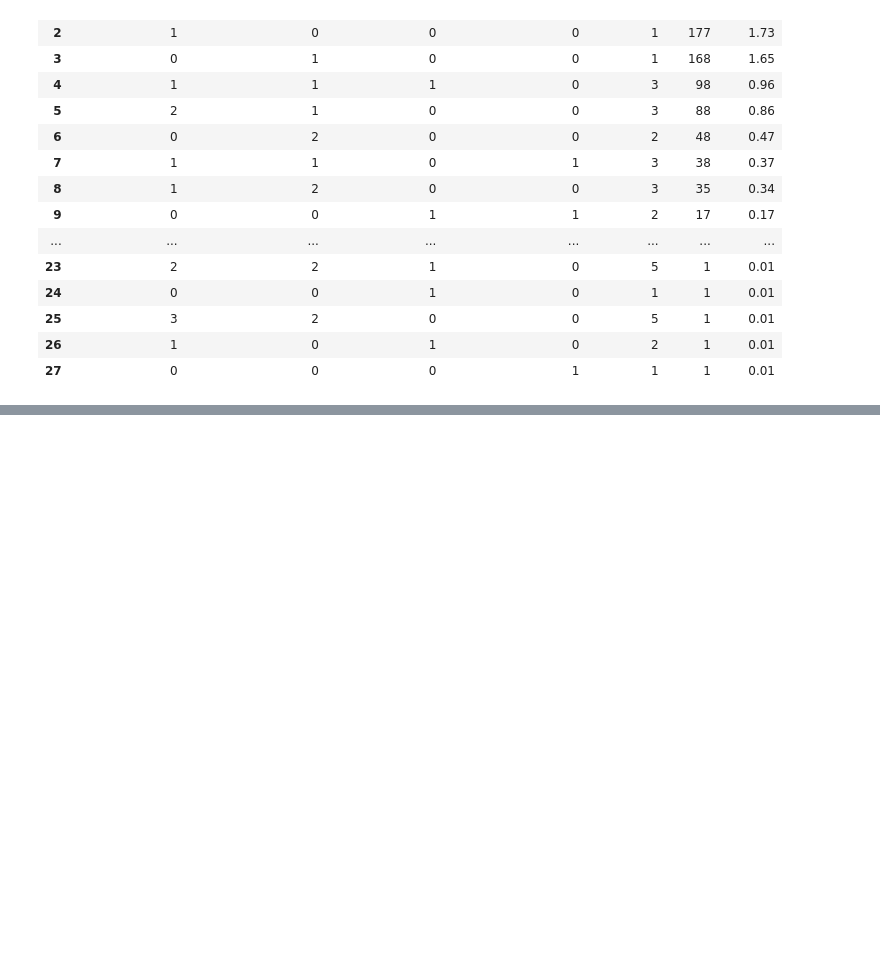
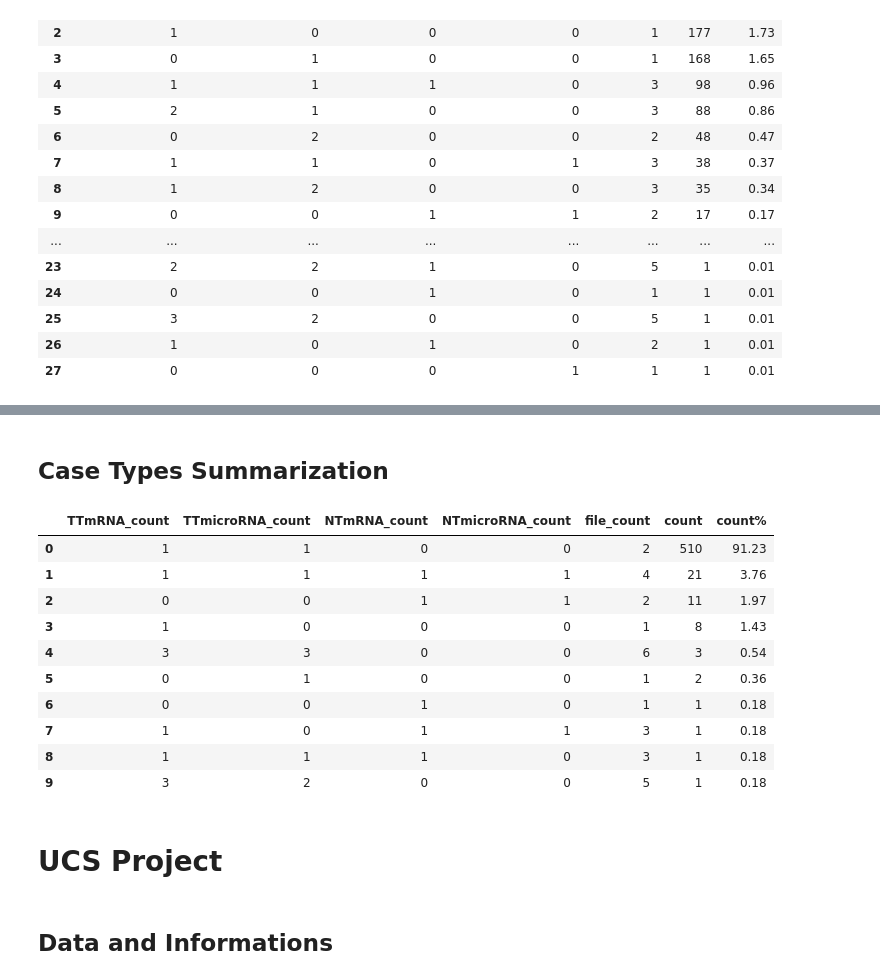
Before and after one commit to MylenaRoberta/pan-cancer-analysis, a Jupyter notebook: notebooks/gdc-tcga/04_tcga-exploratory-data-analysis.ipynb, the cells around one changed output, grey strips where cells are left out. Saved outputs shown, nothing was run; the diff lists cells and outputs as text; code cells hidden in the pictures; blank space fills up the shorter version.

```diff
--- a/notebooks/gdc-tcga/04_tcga-exploratory-data-analysis.ipynb
+++ b/notebooks/gdc-tcga/04_tcga-exploratory-data-analysis.ipynb
@@ -235,0 +445,14 @@ df_case_counts.reset_index()
+# %%
+# Query the data related to TCGA-UCEC
+df_ucec_eda = df_eda \
+    .query('project_id == "TCGA-UCEC"') \
+    .merge(
+        right=df_cases_eda,
+        left_on='case_id',
+        right_on='case_id',
+        how='inner'
+    )
+
+# Print TCGA-UCEC basic informations
+pd.set_option('display.max_colwidth', 300)
+df_projects.query('project_id == "TCGA-UCEC"')
@@ -235,0 +479,38 @@ df_case_counts.reset_index()
+# %% [markdown]
+## Case Types Summarization
+# %%
+# Drop the unnecessary columns and duplicated rows
+columns = [
+    'TTmRNA_count',
+    'TTmicroRNA_count',
+    'NTmRNA_count',
+    'NTmicroRNA_count',
+    'file_count'
+]
+df_ucec_cases_eda = df_ucec_eda.drop_duplicates(subset='case_id')[columns]
+
+# Calculate the normalized count of case types
+count_abs = df_ucec_cases_eda.value_counts(ascending=False)
+count_norm = df_ucec_cases_eda.value_counts(normalize=True, ascending=False)
+
+# Summarizes the different types of cases
+pd.DataFrame({
+    'count': count_abs,
+    'count%': round(count_norm * 100, 2)
+}).reset_index()
+# %% [output]
+|  | TTmRNA_count | TTmicroRNA_count | NTmRNA_count | NTmicroRNA_count | file_count | count | count% |
+| 0 | 1 | 1 | 0 | 0 | 2 | 510 | 91.23 |
+| 1 | 1 | 1 | 1 | 1 | 4 | 21 | 3.76 |
+| 2 | 0 | 0 | 1 | 1 | 2 | 11 | 1.97 |
+| 3 | 1 | 0 | 0 | 0 | 1 | 8 | 1.43 |
+| 4 | 3 | 3 | 0 | 0 | 6 | 3 | 0.54 |
+| 5 | 0 | 1 | 0 | 0 | 1 | 2 | 0.36 |
+| 6 | 0 | 0 | 1 | 0 | 1 | 1 | 0.18 |
+| 7 | 1 | 0 | 1 | 1 | 3 | 1 | 0.18 |
+| 8 | 1 | 1 | 1 | 0 | 3 | 1 | 0.18 |
+| 9 | 3 | 2 | 0 | 0 | 5 | 1 | 0.18 |
+# %% [markdown]
+# UCS Project
+# %% [markdown]
+## Data and Informations
```
Also changed, not shown: parts of 32 cells of this notebook.
